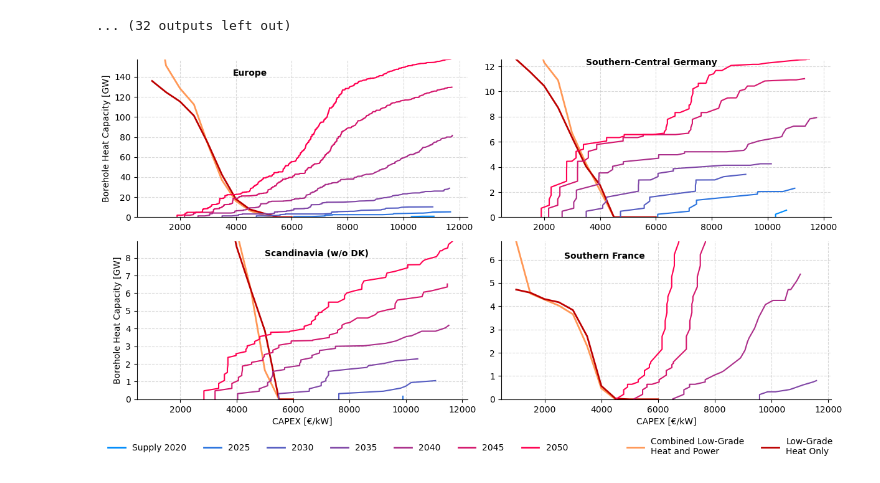
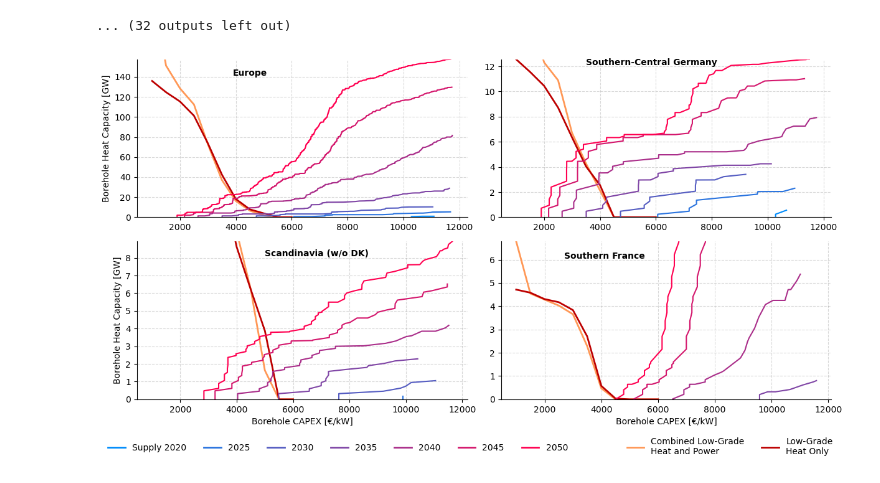
Before and after one commit to LukasFrankenQ/egs_market_integration, a Jupyter notebook: notebooks/supply_demand.ipynb, the cells around one changed output. Saved outputs shown, nothing was run; the diff lists cells and outputs as text; code cells hidden in the pictures.

```diff
--- a/notebooks/supply_demand.ipynb
+++ b/notebooks/supply_demand.ipynb
@@ -225,32 +225,32 @@ labels.append("Low-Grade\nHeat Only")
 # labels.append("Electricity")
 
 plt.tight_layout()
 axs[1,0].legend(
     handles,
     labels,
     bbox_to_anchor=(2.13, -0.41),
     loc='lower right',
     frameon=False,
     ncol=11,
     fancybox=False,
 )
 
 for ax in axs.flatten():
     ax.grid(linestyle="--", color="grey", alpha=0.3)
     ax.spines["top"].set_visible(False)
     ax.spines["right"].set_visible(False)
 
 for ax in axs[:, 0]:
     ax.set_ylabel("Borehole Heat Capacity [GW]")
 for ax in axs[-1, :]:
-    ax.set_xlabel("CAPEX [{}/kW]".format(u"\N{euro sign}"))
+    ax.set_xlabel("Borehole CAPEX [{}/kW]".format(u"\N{euro sign}"))
 
 axs[0,0].text(3900, 141, "Europe", fontweight="bold")
 axs[0,1].text(3500, 12.1, region_names[1], fontweight="bold")
 axs[1,0].text(5000, 8.075, region_names[2], fontweight="bold")
 axs[1,1].text(2700, 6.05, region_names[3], fontweight="bold")
 
 plt.savefig("supply_demand.pdf", bbox_inches="tight")
 plt.show()
 # %% [output]
-[figure, old version]
+[figure, new version]
```
Also changed, not shown: 5 other files.
